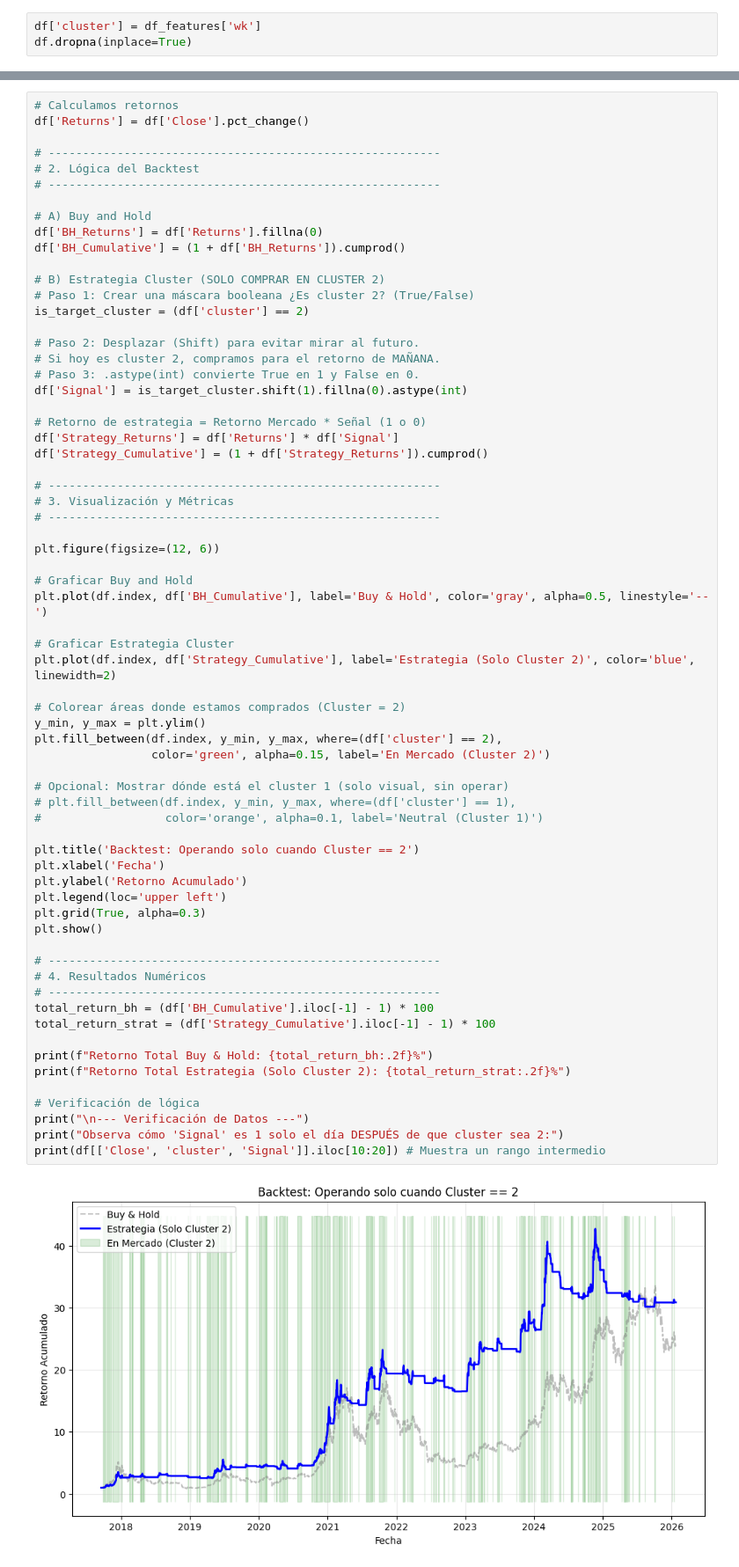
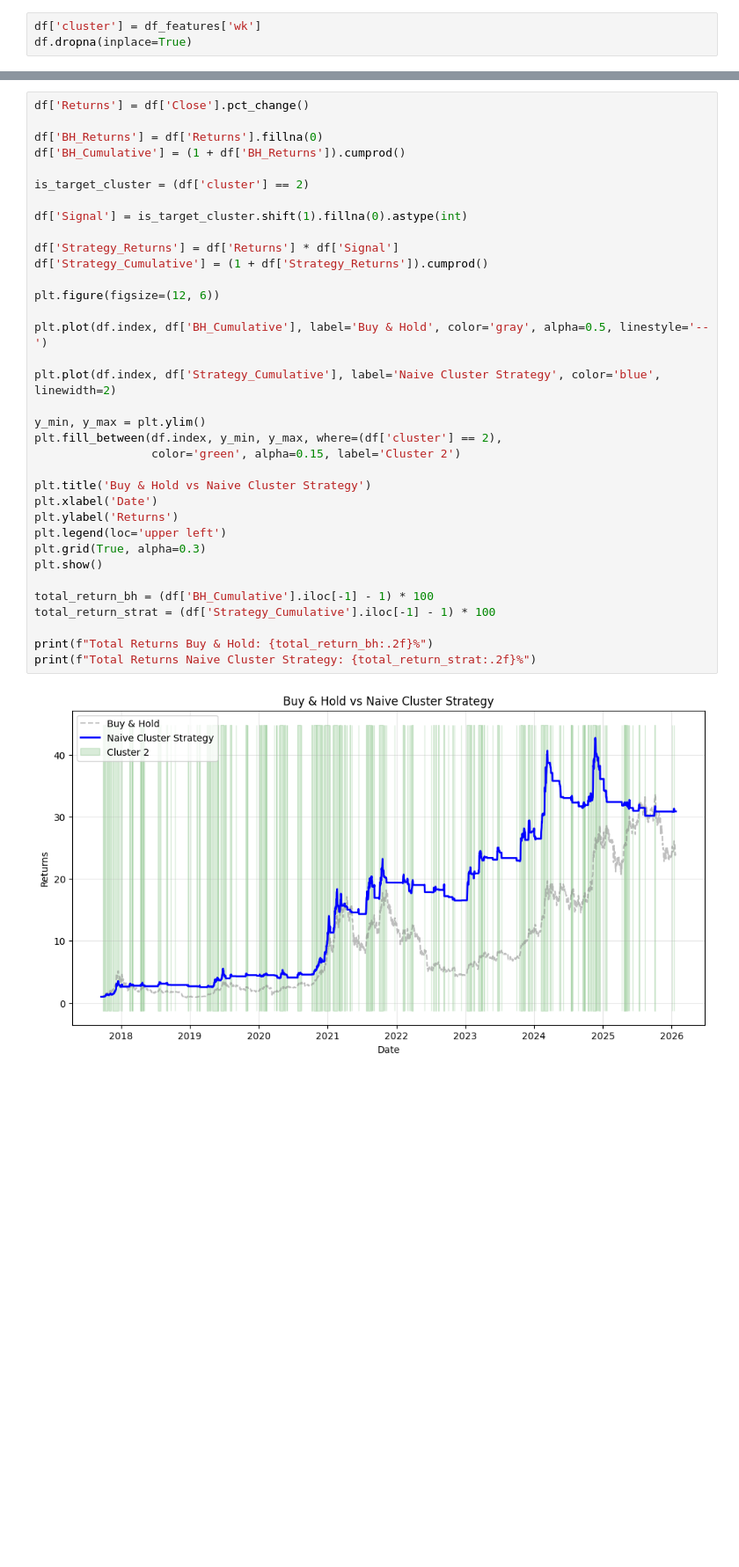
Before and after one commit to marcsanchezsala/BTC-Market-Regime-Detection, a Jupyter notebook: regime_k3.ipynb, the cells around one changed output, grey strips where cells are left out. Shown at 88% size. Drawn from its saved outputs; the diff is of its cells as text; blank space fills up the shorter version.

```diff
--- a/regime_k3.ipynb
+++ b/regime_k3.ipynb
@@ -181,68 +143,37 @@ fig.show()
 # %%
-# Calculamos retornos
 df['Returns'] = df['Close'].pct_change()
 
-# ---------------------------------------------------------
-# 2. Lógica del Backtest
-# ---------------------------------------------------------
-
-# A) Buy and Hold
 df['BH_Returns'] = df['Returns'].fillna(0)
 df['BH_Cumulative'] = (1 + df['BH_Returns']).cumprod()
 
-# B) Estrategia Cluster (SOLO COMPRAR EN CLUSTER 2)
-# Paso 1: Crear una máscara booleana ¿Es cluster 2? (True/False)
 is_target_cluster = (df['cluster'] == 2)
 
-# Paso 2: Desplazar (Shift) para evitar mirar al futuro.
-# Si hoy es cluster 2, compramos para el retorno de MAÑANA.
-# Paso 3: .astype(int) convierte True en 1 y False en 0.
 df['Signal'] = is_target_cluster.shift(1).fillna(0).astype(int)
 
-# Retorno de estrategia = Retorno Mercado * Señal (1 o 0)
 df['Strategy_Returns'] = df['Returns'] * df['Signal']
 df['Strategy_Cumulative'] = (1 + df['Strategy_Returns']).cumprod()
 
-# ---------------------------------------------------------
-# 3. Visualización y Métricas
-# ---------------------------------------------------------
-
 plt.figure(figsize=(12, 6))
 
-# Graficar Buy and Hold
 plt.plot(df.index, df['BH_Cumulative'], label='Buy & Hold', color='gray', alpha=0.5, linestyle='--')
 
-# Graficar Estrategia Cluster
-plt.plot(df.index, df['Strategy_Cumulative'], label='Estrategia (Solo Cluster 2)', color='blue', linewidth=2)
+plt.plot(df.index, df['Strategy_Cumulative'], label='Naive Cluster Strategy', color='blue', linewidth=2)
 
-# Colorear áreas donde estamos comprados (Cluster = 2)
 y_min, y_max = plt.ylim()
 plt.fill_between(df.index, y_min, y_max, where=(df['cluster'] == 2),
-                 color='green', alpha=0.15, label='En Mercado (Cluster 2)')
+                 color='green', alpha=0.15, label='Cluster 2')
 
-# Opcional: Mostrar dónde está el cluster 1 (solo visual, sin operar)
-# plt.fill_between(df.index, y_min, y_max, where=(df['cluster'] == 1),
-#                  color='orange', alpha=0.1, label='Neutral (Cluster 1)')
-
-plt.title('Backtest: Operando solo cuando Cluster == 2')
-plt.xlabel('Fecha')
-plt.ylabel('Retorno Acumulado')
+plt.title('Buy & Hold vs Naive Cluster Strategy')
+plt.xlabel('Date')
+plt.ylabel('Returns')
 plt.legend(loc='upper left')
 plt.grid(True, alpha=0.3)
 plt.show()
 
-# ---------------------------------------------------------
-# 4. Resultados Numéricos
-# ---------------------------------------------------------
 total_return_bh = (df['BH_Cumulative'].iloc[-1] - 1) * 100
 total_return_strat = (df['Strategy_Cumulative'].iloc[-1] - 1) * 100
 
-print(f"Retorno Total Buy & Hold: {total_return_bh:.2f}%")
-print(f"Retorno Total Estrategia (Solo Cluster 2): {total_return_strat:.2f}%")
-
-# Verificación de lógica
-print("\n--- Verificación de Datos ---")
-print("Observa cómo 'Signal' es 1 solo el día DESPUÉS de que cluster sea 2:")
-print(df[['Close', 'cluster', 'Signal']].iloc[10:20]) # Muestra un rango intermedio
+print(f"Total Returns Buy & Hold: {total_return_bh:.2f}%")
+print(f"Total Returns Naive Cluster Strategy: {total_return_strat:.2f}%")
 # %% [output]
-[figure, old version]
+[figure, new version]
```
Also changed, not shown: parts of 5 cells of this notebook.
